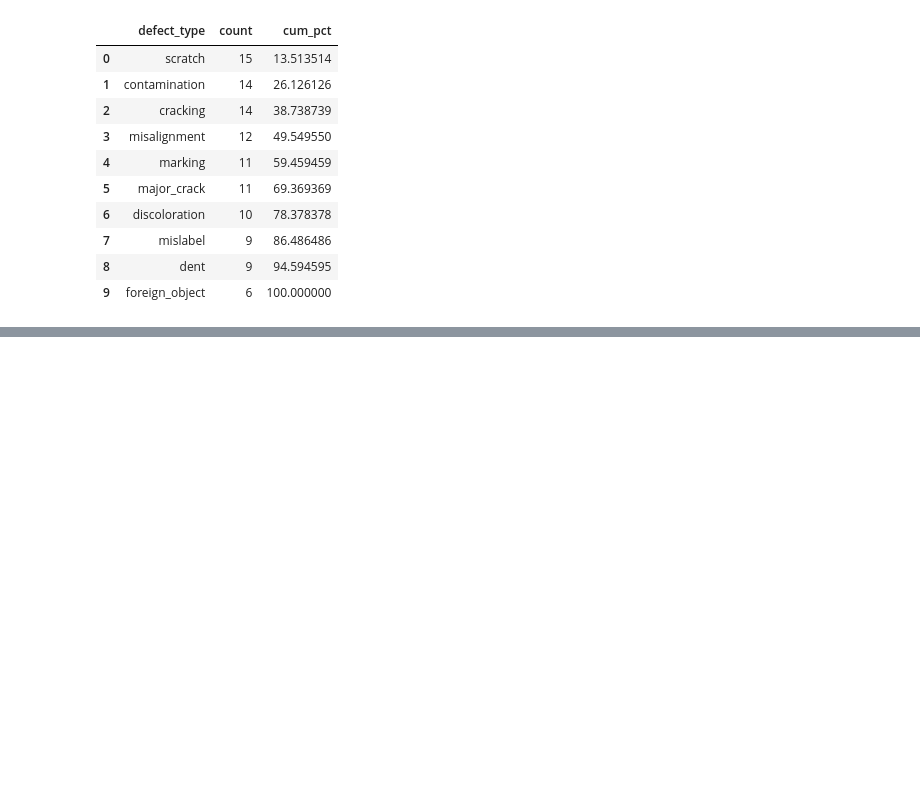
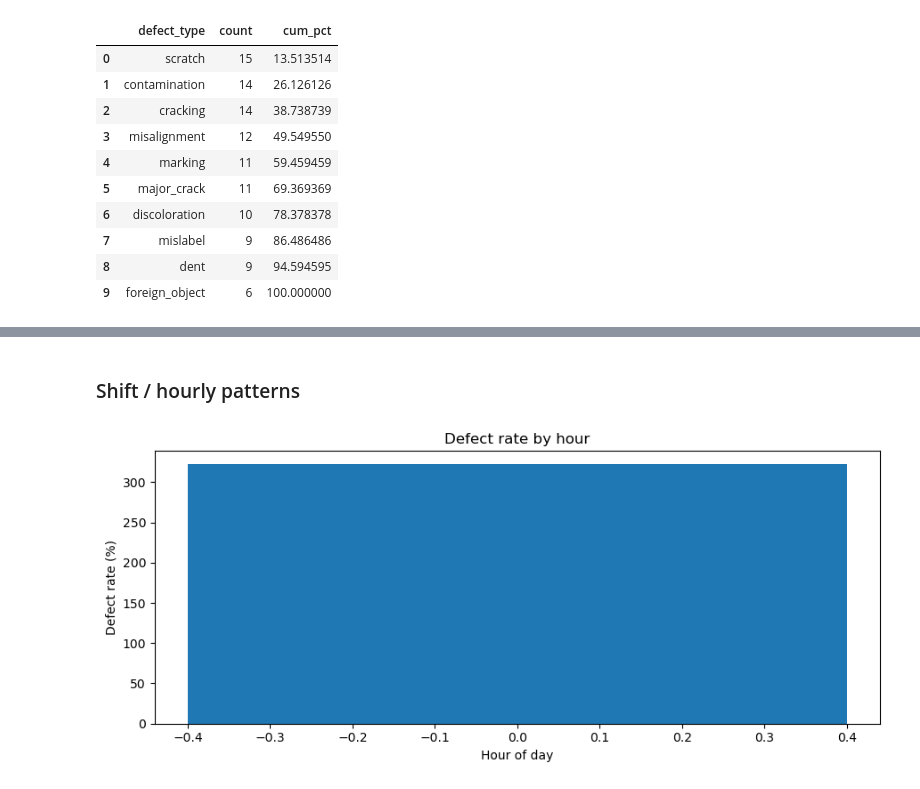
Before and after one commit to bbhatta10/Smart-Quality-Analysis, a Jupyter notebook: ManuQuality.ipynb, the cells around one changed output, grey strips where cells are left out. Cells and saved outputs as stored; diff of their text form; code cells hidden in the pictures; blank space fills up the shorter version.

```diff
--- a/ManuQuality.ipynb
+++ b/ManuQuality.ipynb
@@ -233,0 +285,19 @@ else:
+# %% [markdown]
+### Shift / hourly patterns
+# %%
+if 'prod_hour' in df.columns:
+    hour = df.groupby('prod_hour').agg(total=('batch_id','count'),
+                                       defects=('defect_count','sum') if 'defect_count' in df.columns else ('defect_type','count'))
+    hour['defect_rate'] = 100 * hour['defects'] / hour['total']
+    hour = hour.reset_index()
+    plt.figure(figsize=(9,4))
+    plt.bar(hour['prod_hour'], hour['defect_rate'])
+    plt.xlabel('Hour of day')
+    plt.ylabel('Defect rate (%)')
+    plt.title('Defect rate by hour')
+    plt.tight_layout()
+    plt.show()
+else:
+    print("No production hour info available.")
+# %% [output]
+[figure, added]
```
Also changed, not shown: parts of 10 cells of this notebook, 1 other file.
